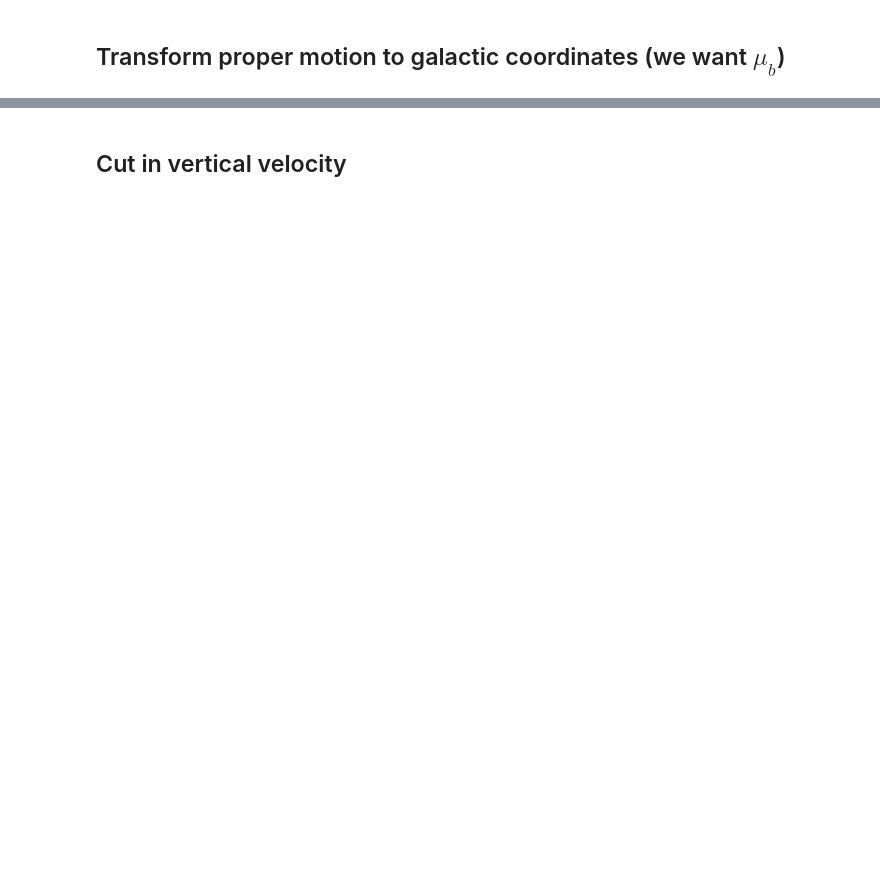
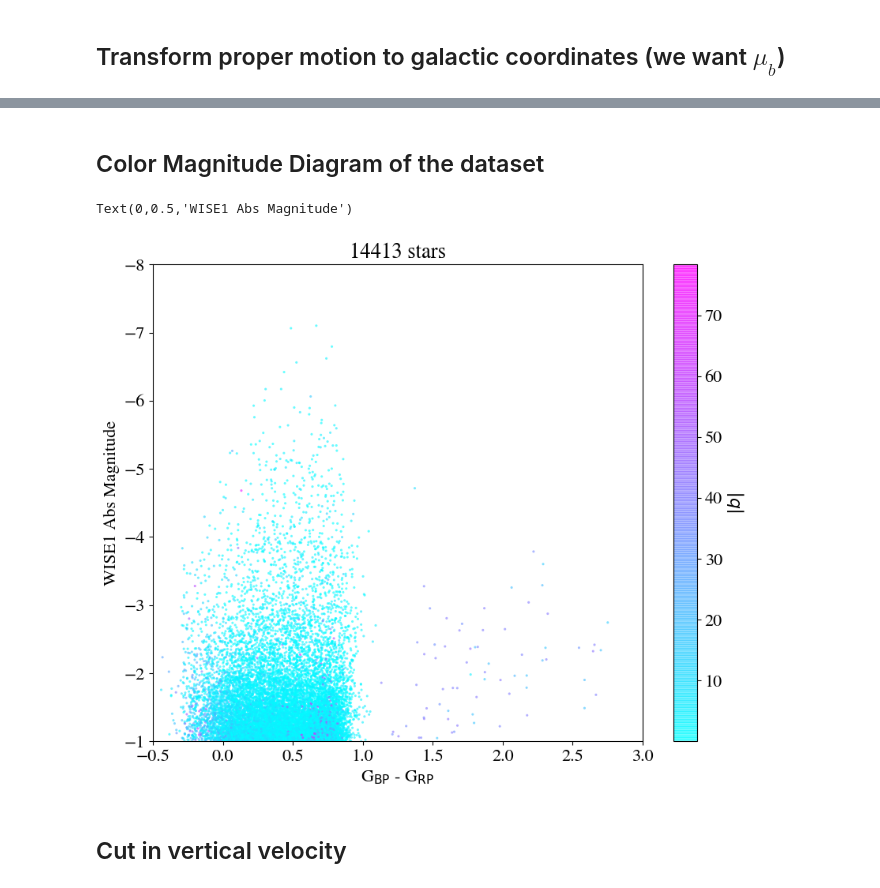
Before and after one commit to matteocantiello/gaiasprint2018, a Jupyter notebook: Massivestars_WISE.ipynb, the cells around one changed output, grey strips where cells are left out. Cells and saved outputs as stored; diff of their text form; code cells hidden in the pictures; blank space fills up the shorter version.

```diff
--- a/Massivestars_WISE.ipynb
+++ b/Massivestars_WISE.ipynb
@@ -156,3 +156,16 @@ plt.axis([-0.5, 3.2, -80, 80])
+# %% [markdown]
+## Color Magnitude Diagram of the dataset
+# %%
+plt.scatter(bp_rp,w1_abs,s=5,c=np.abs(bb),cmap='cool',edgecolor='',alpha=0.6) #GnBu # PuRd # BuPu
+cbar = plt.colorbar()
+cbar.ax.set_ylabel(r'$|b|$')
+plt.title(str(len(bp_rp))+' stars')
+plt.axis([-0.5, 3, -1.0, -8])
+plt.xlabel(r'G$_{\rm BP}$ - G$_{\rm RP}$')
+plt.ylabel(r'WISE1 Abs Magnitude')
+# %% [output]
+Text(0,0.5,'WISE1 Abs Magnitude')
+[figure, added]
 # %% [markdown]
 ## Cut in vertical velocity
 # %%
```
Also changed, not shown: parts of 15 cells of this notebook.
